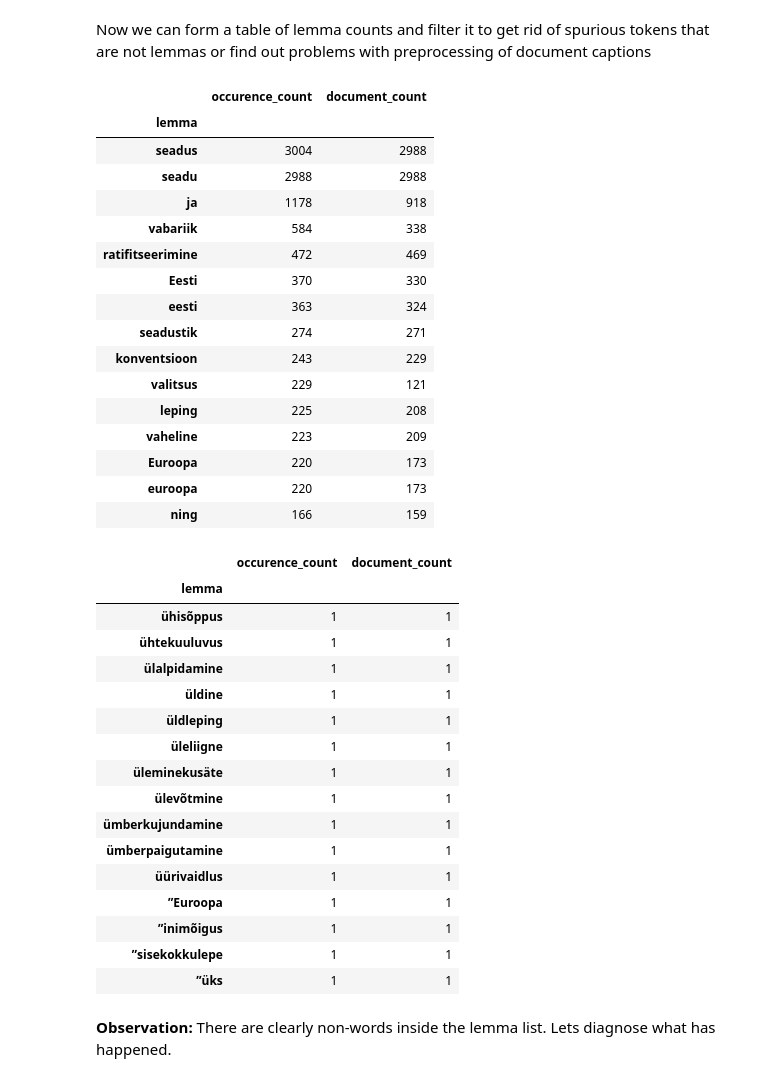
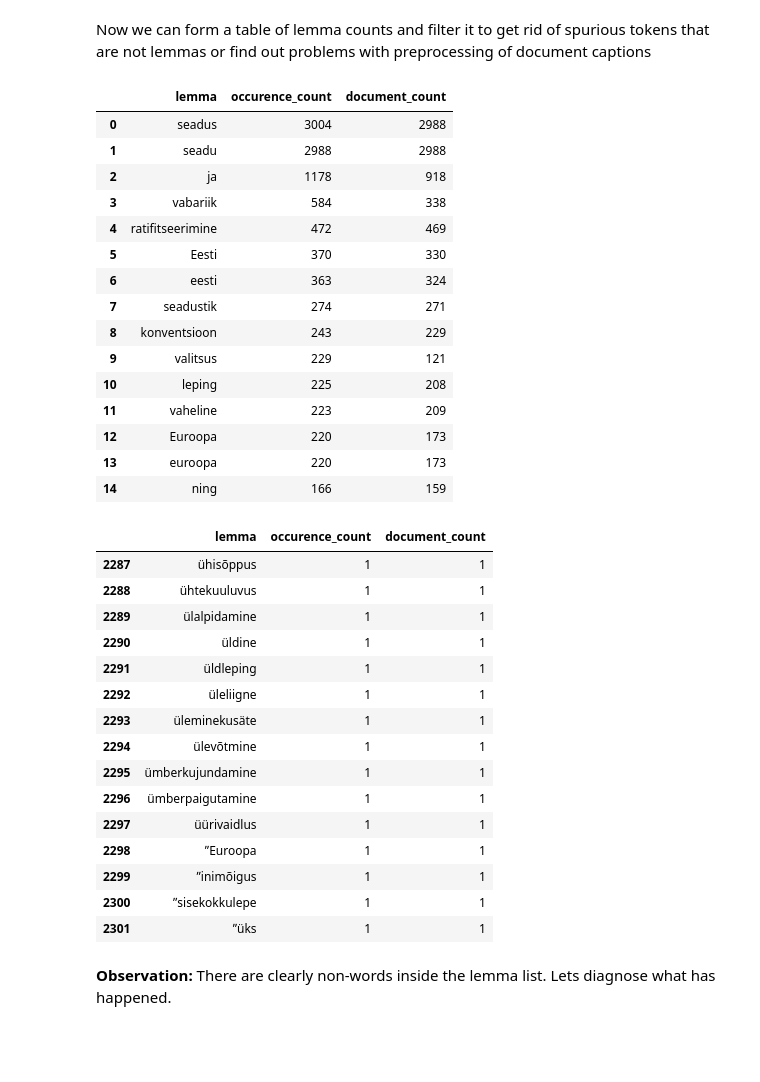
Before and after one commit to estnltk/smart-search, a Jupyter notebook: rt_web_crawler/05A_find_existing_lemmas_in_document_captions_with_webservice.ipynb, the cells around one changed output. Cells and saved outputs as stored; diff of their text form; code cells hidden in the pictures; blank space fills up the shorter version.

```diff
--- a/rt_web_crawler/05A_find_existing_lemmas_in_document_captions_with_webservice.ipynb
+++ b/rt_web_crawler/05A_find_existing_lemmas_in_document_captions_with_webservice.ipynb
@@ -42,6 +43,12 @@ def analyze_document_caption(caption: str):
         tbl.loc[i, 'lemma'] = list(set(map(lambda x: x['lemma'], features['mrf'])))
 
     tbl =  tbl.reset_index().explode('lemma')
+
+    # Post-correction for Vabamorph output. Remove special symbols
+    tbl['lemma'] = tbl['lemma'].str.replace('=', '', regex=False)
+    tbl['lemma'] = tbl['lemma'].str.replace('+', '', regex=False)
+
+    # Post-correction for sublemmas
     tbl['sublemmas'] = tbl['lemma'].str.split('_', regex=False)
     tbl['lemma'] = tbl['lemma'].str.replace('_', '', regex=False)
     return tbl
@@ -72,43 +93,41 @@ Now we can form a table of lemma counts and filter it to get rid of spurious tok
 or find out problems with preprocessing of document captions
 # %%
 lemma_counts = result.groupby('lemma').agg(occurence_count=('lemma', len), document_count = ('doc_id', lambda x: len(set(x))))
-lemma_counts = lemma_counts.sort_values(['occurence_count', 'document_count'], ascending=False)
+lemma_counts = lemma_counts.sort_values(['occurence_count', 'document_count'], ascending=False).reset_index()
 display(lemma_counts.head(15))
 display(lemma_counts.tail(15))
 # %% [output]
-|  | occurence_count | document_count |
-| lemma |  |  |
-| seadus | 3004 | 2988 |
-| seadu | 2988 | 2988 |
-| ja | 1178 | 918 |
-| vabariik | 584 | 338 |
-| ratifitseerimine | 472 | 469 |
-| Eesti | 370 | 330 |
-| eesti | 363 | 324 |
-| seadustik | 274 | 271 |
-| konventsioon | 243 | 229 |
-| valitsus | 229 | 121 |
-| leping | 225 | 208 |
-| vaheline | 223 | 209 |
-| Euroopa | 220 | 173 |
-| euroopa | 220 | 173 |
-| ning | 166 | 159 |
+|  | lemma | occurence_count | document_count |
+| 0 | seadus | 3004 | 2988 |
+| 1 | seadu | 2988 | 2988 |
+| 2 | ja | 1178 | 918 |
+| 3 | vabariik | 584 | 338 |
+| 4 | ratifitseerimine | 472 | 469 |
+| 5 | Eesti | 370 | 330 |
+| 6 | eesti | 363 | 324 |
+| 7 | seadustik | 274 | 271 |
+| 8 | konventsioon | 243 | 229 |
+| 9 | valitsus | 229 | 121 |
+| 10 | leping | 225 | 208 |
+| 11 | vaheline | 223 | 209 |
+| 12 | Euroopa | 220 | 173 |
+| 13 | euroopa | 220 | 173 |
+| 14 | ning | 166 | 159 |
-|  | occurence_count | document_count |
-| lemma |  |  |
-| ühisõppus | 1 | 1 |
-| ühtekuuluvus | 1 | 1 |
-| ülalpidamine | 1 | 1 |
-| üldine | 1 | 1 |
-| üldleping | 1 | 1 |
-| üleliigne | 1 | 1 |
-| üleminekusäte | 1 | 1 |
-| ülevõtmine | 1 | 1 |
-| ümberkujundamine | 1 | 1 |
-| ümberpaigutamine | 1 | 1 |
-| üürivaidlus | 1 | 1 |
-| ˮEuroopa | 1 | 1 |
-| ˮinimõigus | 1 | 1 |
-| ˮsisekokkulepe | 1 | 1 |
-| ˮüks | 1 | 1 |
+|  | lemma | occurence_count | document_count |
+| 2287 | ühisõppus | 1 | 1 |
+| 2288 | ühtekuuluvus | 1 | 1 |
+| 2289 | ülalpidamine | 1 | 1 |
+| 2290 | üldine | 1 | 1 |
+| 2291 | üldleping | 1 | 1 |
+| 2292 | üleliigne | 1 | 1 |
+| 2293 | üleminekusäte | 1 | 1 |
+| 2294 | ülevõtmine | 1 | 1 |
+| 2295 | ümberkujundamine | 1 | 1 |
+| 2296 | ümberpaigutamine | 1 | 1 |
+| 2297 | üürivaidlus | 1 | 1 |
+| 2298 | ˮEuroopa | 1 | 1 |
+| 2299 | ˮinimõigus | 1 | 1 |
+| 2300 | ˮsisekokkulepe | 1 | 1 |
+| 2301 | ˮüks | 1 | 1 |
 # %% [markdown]
 **Observation:** There are clearly non-words inside the lemma list. Lets diagnose what has happened.
```
Also changed, not shown: parts of 24 cells of this notebook, 1 other file.
